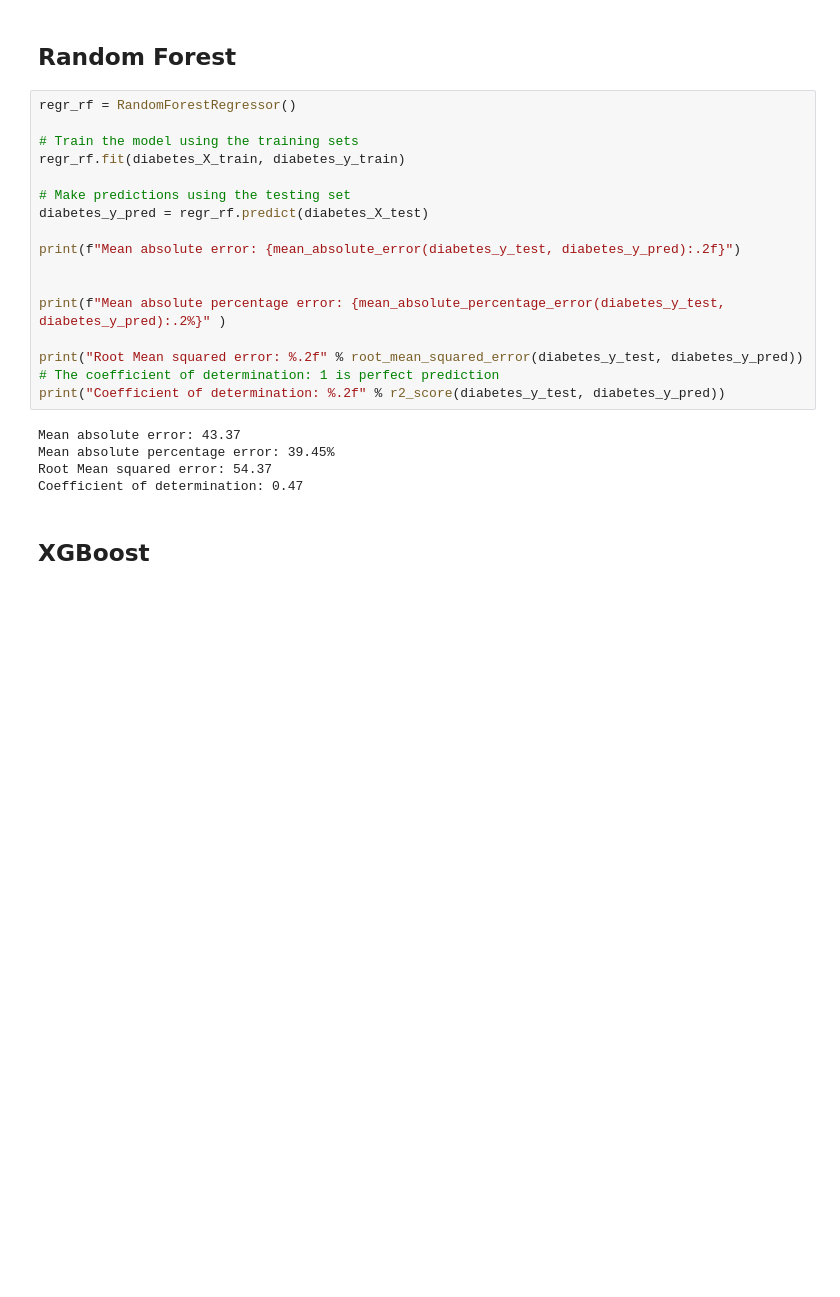
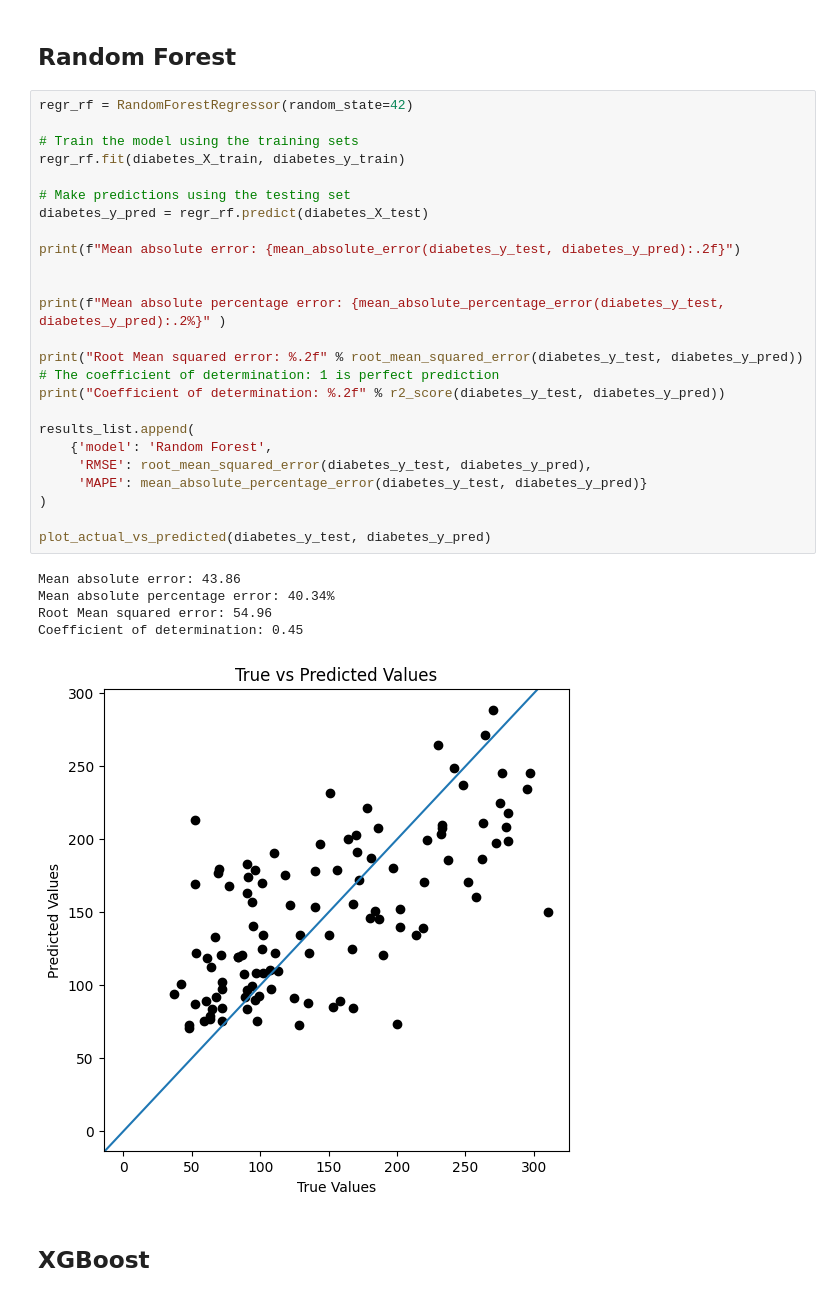
Before and after one commit to hsma-programme/h6_4e_boosted_trees, a Jupyter notebook: teaching_notebooks/tree_based_models_regression.ipynb, the cells around one changed output. Drawn from its saved outputs; the diff is of its cells as text; blank space fills up the shorter version.

```diff
--- a/teaching_notebooks/tree_based_models_regression.ipynb
+++ b/teaching_notebooks/tree_based_models_regression.ipynb
@@ -201,27 +238,36 @@ Coefficient of determination: -0.08
 # %% [markdown]
 ## Random Forest
 # %%
-regr_rf = RandomForestRegressor()
+regr_rf = RandomForestRegressor(random_state=42)
 
 # Train the model using the training sets
 regr_rf.fit(diabetes_X_train, diabetes_y_train)
 
 # Make predictions using the testing set
 diabetes_y_pred = regr_rf.predict(diabetes_X_test)
 
 print(f"Mean absolute error: {mean_absolute_error(diabetes_y_test, diabetes_y_pred):.2f}")
 
 
 print(f"Mean absolute percentage error: {mean_absolute_percentage_error(diabetes_y_test, diabetes_y_pred):.2%}" )
 
 print("Root Mean squared error: %.2f" % root_mean_squared_error(diabetes_y_test, diabetes_y_pred))
 # The coefficient of determination: 1 is perfect prediction
 print("Coefficient of determination: %.2f" % r2_score(diabetes_y_test, diabetes_y_pred))
+
+results_list.append(
+    {'model': 'Random Forest',
+     'RMSE': root_mean_squared_error(diabetes_y_test, diabetes_y_pred),
+     'MAPE': mean_absolute_percentage_error(diabetes_y_test, diabetes_y_pred)}
+)
+
+plot_actual_vs_predicted(diabetes_y_test, diabetes_y_pred)
 # %% [output]
-Mean absolute error: 43.37
-Mean absolute percentage error: 39.45%
-Root Mean squared error: 54.37
-Coefficient of determination: 0.47
+Mean absolute error: 43.86
+Mean absolute percentage error: 40.34%
+Root Mean squared error: 54.96
+Coefficient of determination: 0.45
+[figure, added]
 # %% [markdown]
 ## XGBoost
 # %%
```
Also changed, not shown: parts of 14 cells of this notebook.
